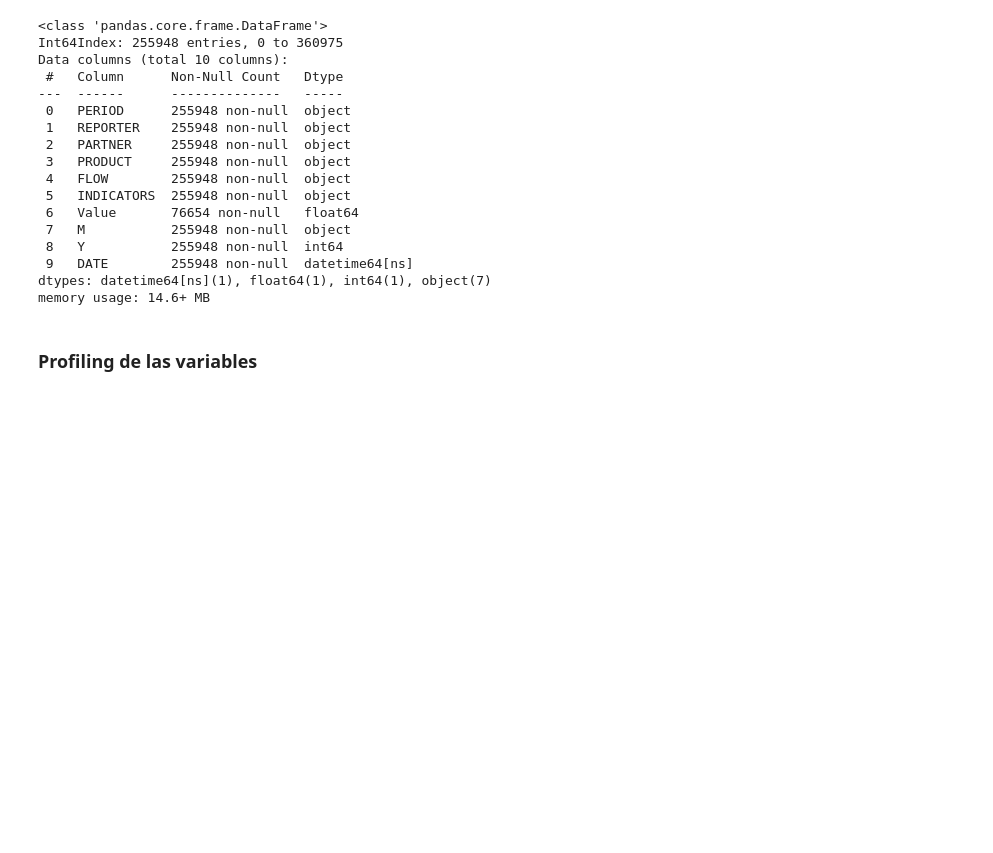
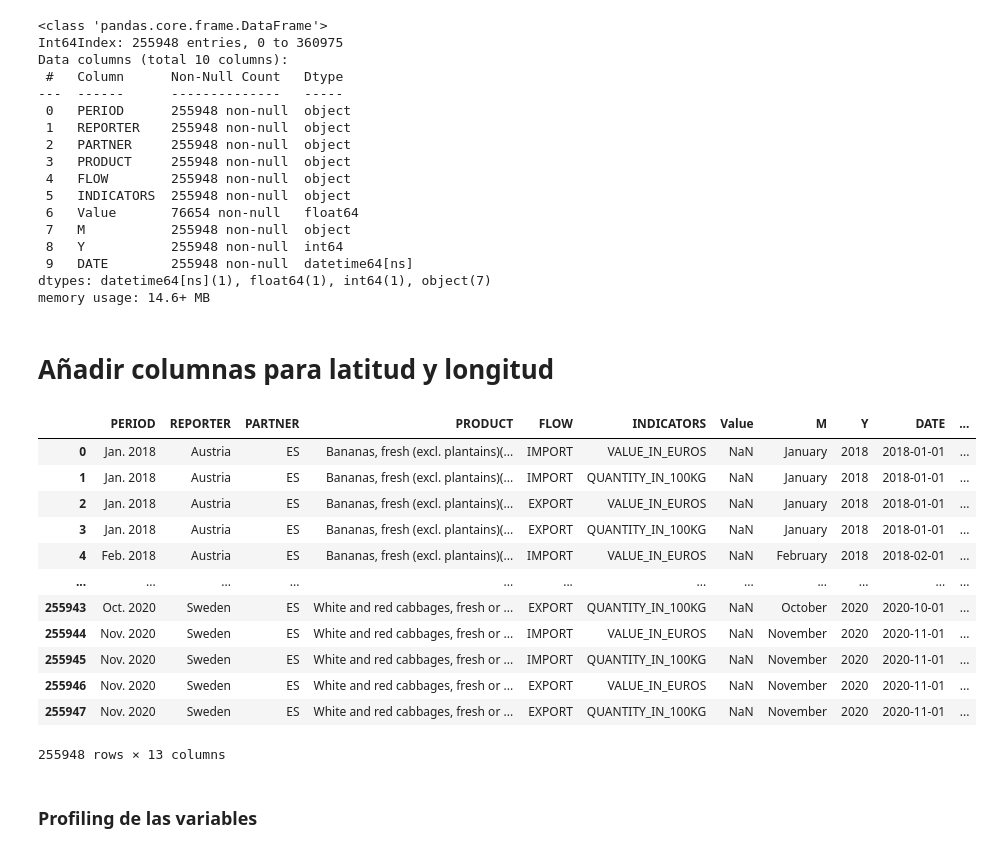
Before and after one commit to VanessaNav/datathon_cajamar_datagri, a Jupyter notebook: Exploration Dataset4.ipynb, the cells around one changed output. Cells and saved outputs as stored; diff of their text form; code cells hidden in the pictures; blank space fills up the shorter version.

```diff
--- a/Exploration Dataset4.ipynb
+++ b/Exploration Dataset4.ipynb
@@ -122,6 +122,26 @@ Data columns (total 10 columns):
  9   DATE        255948 non-null  datetime64[ns]
 dtypes: datetime64[ns](1), float64(1), int64(1), object(7)
 memory usage: 14.6+ MB
+# %% [markdown]
+# Añadir columnas para latitud y longitud
+# %%
+df_countries = pd.read_csv('data/world_country_and_usa_states_latitude_and_longitude_values.csv', usecols=['latitude', 'longitude', 'country'])
+df4 = pd.merge(df4, df_countries, how='left', left_on='REPORTER', right_on='country')
+df4
+# %% [output]
+|  | PERIOD | REPORTER | PARTNER | PRODUCT | FLOW | INDICATORS | Value | M | Y | DATE | ... |
+| 0 | Jan. 2018 | Austria | ES | Bananas, fresh (excl. plantains)(... | IMPORT | VALUE_IN_EUROS | NaN | January | 2018 | 2018-01-01 | ... |
+| 1 | Jan. 2018 | Austria | ES | Bananas, fresh (excl. plantains)(... | IMPORT | QUANTITY_IN_100KG | NaN | January | 2018 | 2018-01-01 | ... |
+| 2 | Jan. 2018 | Austria | ES | Bananas, fresh (excl. plantains)(... | EXPORT | VALUE_IN_EUROS | NaN | January | 2018 | 2018-01-01 | ... |
+| 3 | Jan. 2018 | Austria | ES | Bananas, fresh (excl. plantains)(... | EXPORT | QUANTITY_IN_100KG | NaN | January | 2018 | 2018-01-01 | ... |
+| 4 | Feb. 2018 | Austria | ES | Bananas, fresh (excl. plantains)(... | IMPORT | VALUE_IN_EUROS | NaN | February | 2018 | 2018-02-01 | ... |
+| ... | ... | ... | ... | ... | ... | ... | ... | ... | ... | ... | ... |
+| 255943 | Oct. 2020 | Sweden | ES | White and red cabbages, fresh or ... | EXPORT | QUANTITY_IN_100KG | NaN | October | 2020 | 2020-10-01 | ... |
+| 255944 | Nov. 2020 | Sweden | ES | White and red cabbages, fresh or ... | IMPORT | VALUE_IN_EUROS | NaN | November | 2020 | 2020-11-01 | ... |
+| 255945 | Nov. 2020 | Sweden | ES | White and red cabbages, fresh or ... | IMPORT | QUANTITY_IN_100KG | NaN | November | 2020 | 2020-11-01 | ... |
+| 255946 | Nov. 2020 | Sweden | ES | White and red cabbages, fresh or ... | EXPORT | VALUE_IN_EUROS | NaN | November | 2020 | 2020-11-01 | ... |
+| 255947 | Nov. 2020 | Sweden | ES | White and red cabbages, fresh or ... | EXPORT | QUANTITY_IN_100KG | NaN | November | 2020 | 2020-11-01 | ... |
+255948 rows × 13 columns
 # %% [markdown]
 ### Profiling de las variables
 # %%
```
Also changed, not shown: 1 other file.
